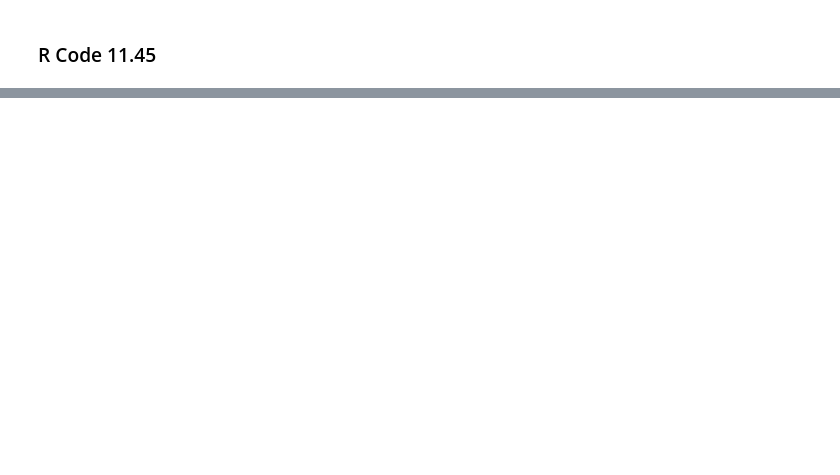
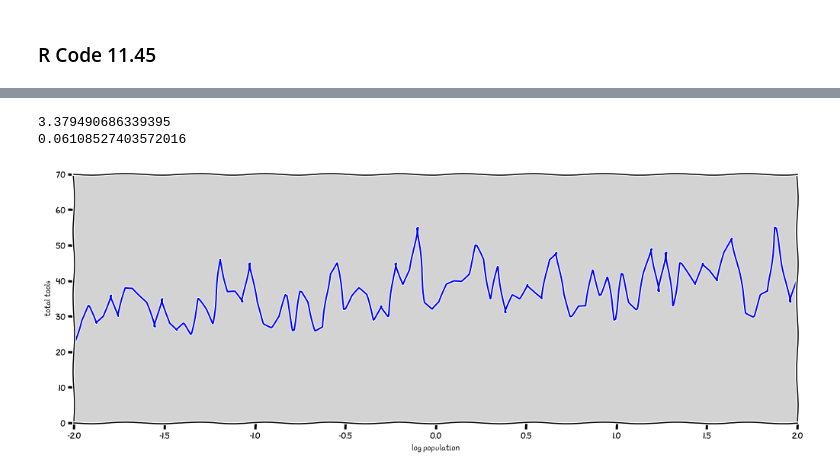
Before and after one commit to rodolphomacedo/statistical_rethinking_pt_BR, a Jupyter notebook: parte_11.ipynb, the cells around one changed output, grey strips where cells are left out. Cells and saved outputs as stored; diff of their text form; code cells hidden in the pictures; blank space fills up the shorter version.

Commit message:
update: update the calculation of poisson regression - find the bug

```diff
--- a/parte_11.ipynb
+++ b/parte_11.ipynb
@@ -2155,0 +1969,29 @@ plt.show()
+# %%
+N = 100
+
+a_low = model_11_9_new_post.posterior.alpha.sel(contact_id=0).values.flatten()  # CID = 0 (low contact)
+b_low = model_11_9_new_post.posterior.beta.sel(contact_id=0).values.flatten()  # CID = 0 (low contact)
+
+print(np.mean(a_low))
+print(np.mean(b_low))
+
+x_seq = np.linspace(df.P.min(), df.P.max(), 100)  # log(population)
+
+lambda_poisson =  np.exp(np.mean(a_low) + np.mean(b_low) * x_seq)
+
+plt.figure(figsize=(17,6))
+
+plt.plot(np.linspace(-2, 2, 100), np.random.poisson(lambda_poisson), c='blue')
+
+plt.ylim(0, 70)
+plt.xlim(-2, 2)
+
+plt.title('')
+plt.xlabel('log population')
+plt.ylabel('total tools')
+
+plt.show()
+# %% [output]
+3.379490686339395
+0.06108527403572016
+[figure, added]
```
Also changed, not shown: parts of 67 cells of this notebook, 1 other file.
